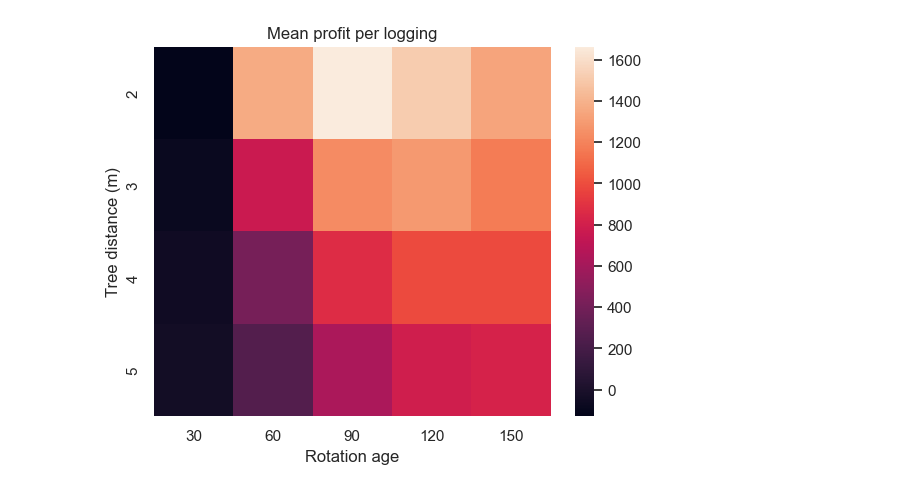
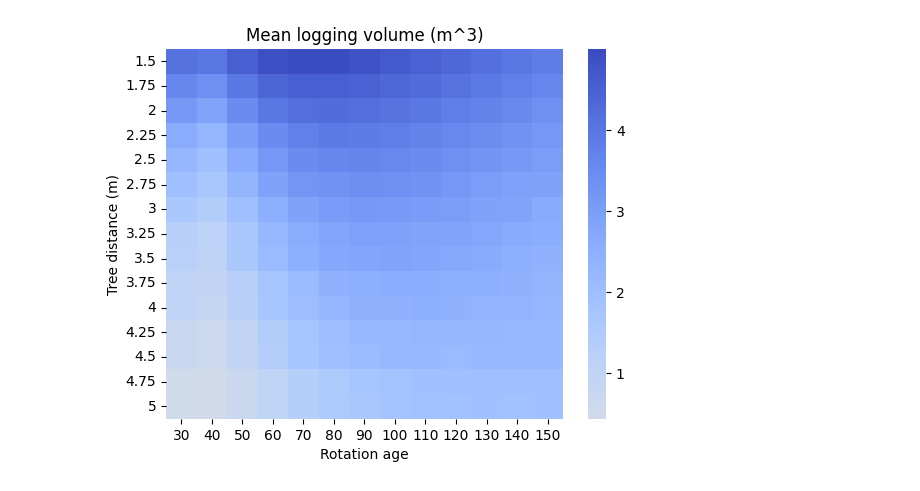
Before and after one commit to matejpekar/tree-rotation-age-model, a Jupyter notebook: analysis.ipynb, the cells around one changed output. Saved outputs shown, nothing was run; the diff lists cells and outputs as text; code cells hidden in the pictures.

```diff
--- a/analysis.ipynb
+++ b/analysis.ipynb
@@ -1,7 +1,7 @@
 # %%
 import pandas as pd
 
-df = pd.read_csv('experiments/project experiment-spreadsheet.csv', skiprows=6)
+df = pd.read_csv('experiments/project final-parameter-search-spreadsheet.csv', skiprows=6)
 df.head()
 # %% [output]
 |  | [run number] | 1 | 1.1 | 1.2 | 1.3 | 1.4 | 1.5 | 1.6 | 1.7 | 1.8 | ... |
@@ -14,4 +14,4 @@ df.head()
 # %%
-MIN = 7
-MAX = 8
-MEAN = 9
+MIN = 6
+MAX = 7
+MEAN = 8
@@ -17,0 +35,14 @@ MEAN = 9
+# %%
+import seaborn as sns
+import matplotlib.pyplot as plt
+import pandas as pd
+
+mean_tree_profit_heatmap = pd.DataFrame()
+for run in filter(lambda x: x.find('.') == -1, df.columns[1:]):
+    mean_tree_profit_heatmap.at[df[run][1], df[run][0]] = float(df[f'{run}.2'][MEAN])
+
+sns.heatmap(mean_tree_profit_heatmap, center=0, cmap=sns.color_palette('coolwarm', as_cmap=True).reversed())
+plt.title('Průměrný zisk za strom z jedno těžební obnobí')
+plt.xlabel('Doba obmýtí')
+plt.ylabel('Vzdálenost stromů (m)')
+plt.show()
@@ -18,16 +51,16 @@ MEAN = 9
 # %%
 import seaborn as sns
 import matplotlib.pyplot as plt
 
 
-mean_profit_heatmap = pd.DataFrame()
+mean_tree_profit_heatmap = pd.DataFrame()
 for run in filter(lambda x: x.find('.') == -1, df.columns[1:]):
-    mean_profit_heatmap.at[df[run][1], df[run][0]] = float(df[run][MEAN])
+    mean_tree_profit_heatmap.at[df[run][1], df[run][0]] = float(df[f'{run}.1'][MEAN])
 
-sns.heatmap(mean_profit_heatmap)
-plt.title('Mean profit per logging')
+sns.heatmap(mean_tree_profit_heatmap, center=0, cmap=sns.color_palette('coolwarm', as_cmap=True).reversed())
+plt.title('Mean logging volume (m^3)')
 plt.xlabel('Rotation age')
 plt.ylabel('Tree distance (m)')
 plt.show()
 # %% [output]
-[figure, old version]
+[figure, new version]
```
Also changed, not shown: parts of 12 cells of this notebook, 1 other file.
